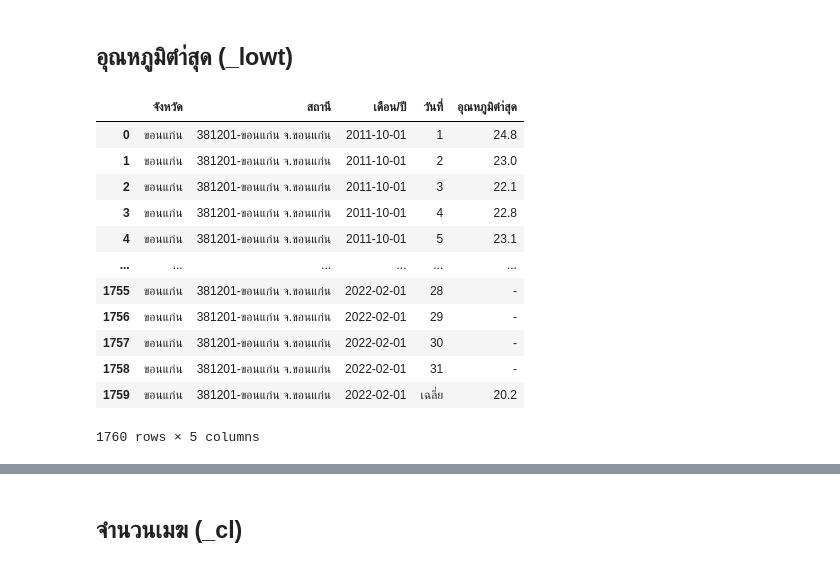
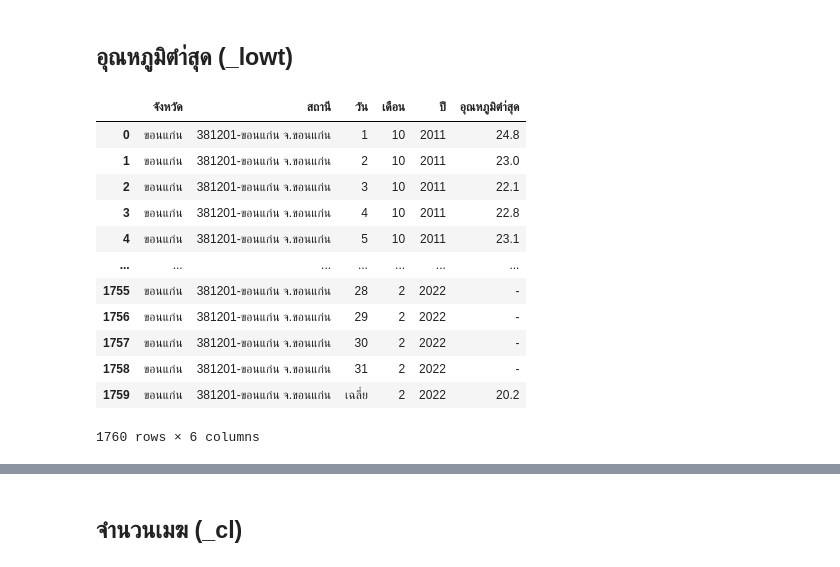
Before and after one commit to supatsara2002/bsc_dpdm22, a Jupyter notebook: Quiz_Group_5_20_of_Midterm.ipynb, the cells around one changed output, grey strips where cells are left out. Saved outputs shown, nothing was run; the diff lists cells and outputs as text; code cells hidden in the pictures.

```diff
--- a/Quiz_Group_5_20_of_Midterm.ipynb
+++ b/Quiz_Group_5_20_of_Midterm.ipynb
@@ -553,23 +644,26 @@ sk_lowt.rename(columns = {'Unnamed: 0':'ที่','Unnamed: 1':'สถานี
 nk_lowt.rename(columns = {'Unnamed: 0':'ที่','Unnamed: 1':'สถานี', 'Unnamed: 2':'เดือน/ปี','Unnamed: 34':'เฉลี่ย'}, inplace = True)
 l_lowt.rename(columns = {'Unnamed: 0':'ที่','Unnamed: 1':'สถานี', 'Unnamed: 2':'เดือน/ปี','Unnamed: 34':'เฉลี่ย'}, inplace = True)
 # %%
+kk_lowt['เดือน'] = kk_lowt['เดือน/ปี'].dt.month
+kk_lowt['ปี'] = kk_lowt['เดือน/ปี'].dt.year
 kk_lowt['จังหวัด'] = "ขอนแก่น"
-kk_lowt1 = kk_lowt.drop(['ที่'],axis=1)
-kk_lowt1.set_index(['จังหวัด','สถานี','เดือน/ปี'],inplace=True)
+kk_lowt1 = kk_lowt.drop(['ที่','เดือน/ปี'],axis=1)
+kk_lowt1.set_index(['จังหวัด','สถานี','เดือน','ปี'],inplace=True)
 kk_lowt2 = kk_lowt1.stack().reset_index()
-kk_lowt2.rename(columns = {'level_3':'วันที่',0:'อุณหภูมิตำ่สุด'}, inplace = True)
-kk_lowt2
+kk_lowt2.rename(columns = {'level_4':'วัน',0:'อุณหภูมิตำ่สุด'}, inplace = True)
+kk_lowt3 = kk_lowt2[['จังหวัด','สถานี','วัน','เดือน','ปี','อุณหภูมิตำ่สุด']]
+kk_lowt3
 # %% [output]
-|  | จังหวัด | สถานี | เดือน/ปี | วันที่ | อุณหภูมิตำ่สุด |
-| 0 | ขอนแก่น | 381201-ขอนแก่น จ.ขอนแก่น | 2011-10-01 | 1 | 24.8 |
-| 1 | ขอนแก่น | 381201-ขอนแก่น จ.ขอนแก่น | 2011-10-01 | 2 | 23.0 |
-| 2 | ขอนแก่น | 381201-ขอนแก่น จ.ขอนแก่น | 2011-10-01 | 3 | 22.1 |
-| 3 | ขอนแก่น | 381201-ขอนแก่น จ.ขอนแก่น | 2011-10-01 | 4 | 22.8 |
-| 4 | ขอนแก่น | 381201-ขอนแก่น จ.ขอนแก่น | 2011-10-01 | 5 | 23.1 |
-| ... | ... | ... | ... | ... | ... |
-| 1755 | ขอนแก่น | 381201-ขอนแก่น จ.ขอนแก่น | 2022-02-01 | 28 | - |
-| 1756 | ขอนแก่น | 381201-ขอนแก่น จ.ขอนแก่น | 2022-02-01 | 29 | - |
-| 1757 | ขอนแก่น | 381201-ขอนแก่น จ.ขอนแก่น | 2022-02-01 | 30 | - |
-| 1758 | ขอนแก่น | 381201-ขอนแก่น จ.ขอนแก่น | 2022-02-01 | 31 | - |
-| 1759 | ขอนแก่น | 381201-ขอนแก่น จ.ขอนแก่น | 2022-02-01 | เฉลี่ย | 20.2 |
+|  | จังหวัด | สถานี | วัน | เดือน | ปี | อุณหภูมิตำ่สุด |
+| 0 | ขอนแก่น | 381201-ขอนแก่น จ.ขอนแก่น | 1 | 10 | 2011 | 24.8 |
+| 1 | ขอนแก่น | 381201-ขอนแก่น จ.ขอนแก่น | 2 | 10 | 2011 | 23.0 |
+| 2 | ขอนแก่น | 381201-ขอนแก่น จ.ขอนแก่น | 3 | 10 | 2011 | 22.1 |
+| 3 | ขอนแก่น | 381201-ขอนแก่น จ.ขอนแก่น | 4 | 10 | 2011 | 22.8 |
+| 4 | ขอนแก่น | 381201-ขอนแก่น จ.ขอนแก่น | 5 | 10 | 2011 | 23.1 |
+| ... | ... | ... | ... | ... | ... | ... |
+| 1755 | ขอนแก่น | 381201-ขอนแก่น จ.ขอนแก่น | 28 | 2 | 2022 | - |
+| 1756 | ขอนแก่น | 381201-ขอนแก่น จ.ขอนแก่น | 29 | 2 | 2022 | - |
+| 1757 | ขอนแก่น | 381201-ขอนแก่น จ.ขอนแก่น | 30 | 2 | 2022 | - |
+| 1758 | ขอนแก่น | 381201-ขอนแก่น จ.ขอนแก่น | 31 | 2 | 2022 | - |
+| 1759 | ขอนแก่น | 381201-ขอนแก่น จ.ขอนแก่น | เฉลี่ย | 2 | 2022 | 20.2 |
-1760 rows × 5 columns
+1760 rows × 6 columns
```
Also changed, not shown: parts of 42 cells of this notebook.
